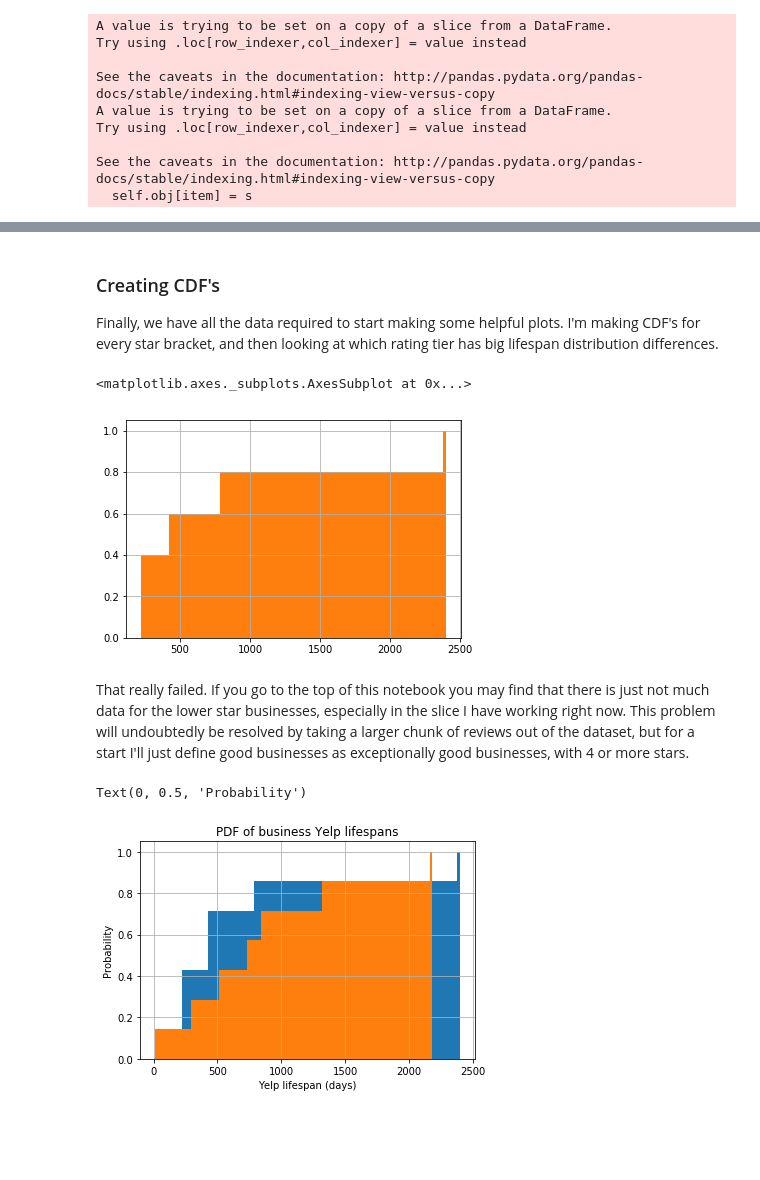
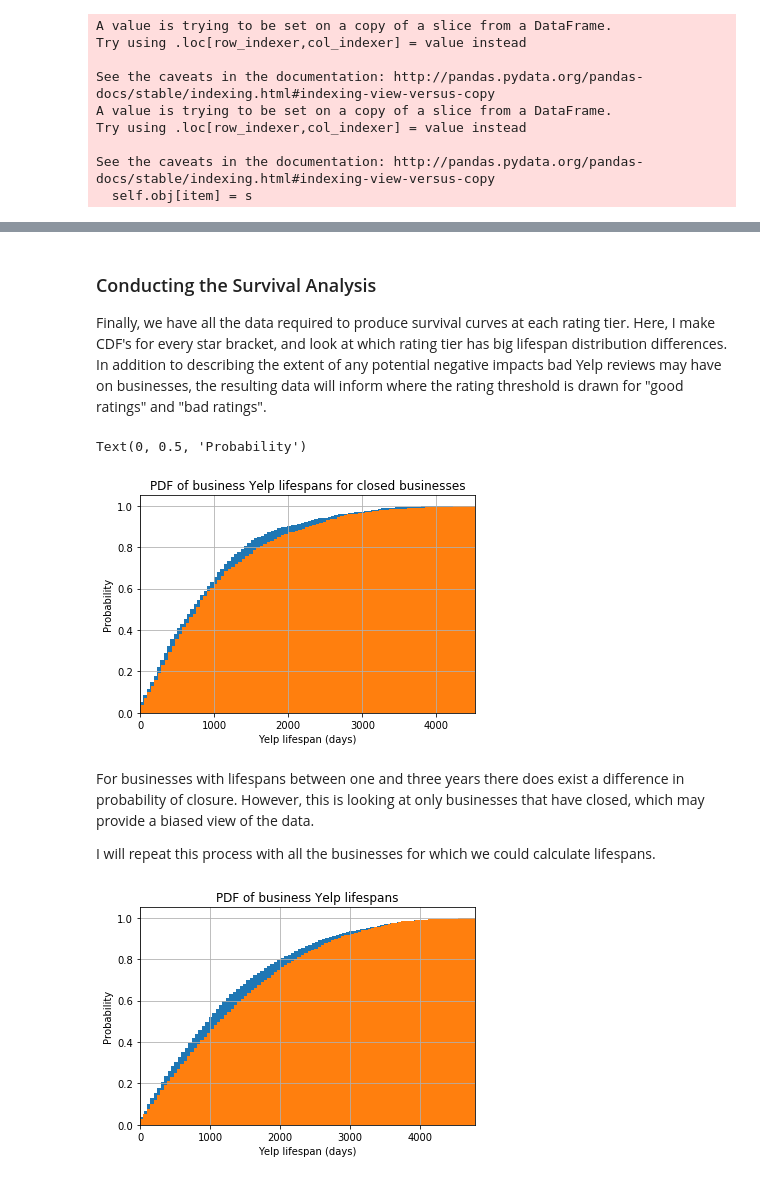
Before and after one commit to gsidsid/ThinkStats2, a Jupyter notebook: project2/project2.ipynb, the cells around one changed output, grey strips where cells are left out. Cells and saved outputs as stored; diff of their text form; code cells hidden in the pictures; blank space fills up the shorter version.

```diff
--- a/project2/project2.ipynb
+++ b/project2/project2.ipynb
@@ -56,6 +59,7 @@ def get_review_datachunk(n):
     review_data[0].head(5)
     return review_data[0]
 
-reviews = get_review_datachunk(1000);
-reviews.head(5)
+reviews = get_review_datachunk(150000);
+reviews.drop(['cool','funny','review_id','text','useful','user_id'],axis=1,inplace=True)
+len(reviews)
 # %% [output]
@@ -143,0 +156,9 @@ plt.title('Distribution of Yelp Ratings');
+# %%
+businesses['categories_top'] = businesses['categories'].apply(lambda x : (str(x).split(',')[0]).lower() )
+#ax = sns.countplot(x="categories_top", data=businesses)
+d = defaultdict(int)
+for word in businesses['categories_top']:
+    d[word] += 1
+
+for key, value in sorted(d.items(), key=lambda item: item[1], reverse=True):
+    print("%s: %s" % (key, value))
@@ -162,6 +211,13 @@ The simplest way to kick off the survival analysis is by finding the CDF, at whi
 # %%
 # To get earliest/latest review dates for lifespan approximation, dates must be converted to datetime objects
 reviews['date_formed'] = reviews['date']
-reviews['date_time'] =  pd.to_datetime(reviews['date_formed'])
-reviews['date_time'].min()
+reviews['date_time'] =  pd.to_datetime(reviews['date_formed'], format="%Y/%m/%d %H:%M:%S", cache=True)
+(reviews['date_time'][0]).to_pydatetime().year
+
+def encode_days(reviews):
+    reviews['enc_days'] = reviews['date_time'].apply(lambda x: x.to_pydatetime().year*365+x.to_pydatetime().day)
+    return reviews
+
+reviews= encode_days(reviews)
+reviews.head()
 # %% [output]
@@ -239,6 +303,6 @@ for i, row in unique_businesses.iterrows():
     bid = row['business_id']
     unique_businesses.at[i,'lifespan'] = get_yelp_lifespan(bid)
 # %%
-unique_businesses_lives = unique_businesses[unique_businesses['lifespan'] != -1]
-unique_businesses_lives.head(5)
+unique_businesses_lives = unique_businesses[(unique_businesses['lifespan'] != 0) & (unique_businesses['lifespan'] != -1)]
+len(unique_businesses_lives)
 # %% [output]
@@ -251,24 +310,29 @@ unique_businesses_lives.head(5)
 # %% [markdown]
-### Creating CDF's
+### Conducting the Survival Analysis
 
-Finally, we have all the data required to start making some helpful plots. I'm making CDF's for every star bracket, and then looking at which rating tier has big lifespan distribution differences.
+Finally, we have all the data required to produce survival curves at each rating tier. Here, I make CDF's for every star bracket, and look at which rating tier has big lifespan distribution differences. In addition to describing the extent of any potential negative impacts bad Yelp reviews may have on businesses, the resulting data will inform where the rating threshold is drawn for "good ratings" and "bad ratings".
 # %%
-unique_businesses_lives[(unique_businesses_lives['stars'] == 5) & (unique_businesses_lives['is_open'] == 0)]['lifespan'].hist(cumulative=True, density=1, bins=100)
-unique_businesses_lives[(unique_businesses_lives['stars'] == 4) & (unique_businesses_lives['is_open'] == 0)]['lifespan'].hist(cumulative=True, density=1, bins=100)
-unique_businesses_lives[(unique_businesses_lives['stars'] == 3) & (unique_businesses_lives['is_open'] == 0)]['lifespan'].hist(cumulative=True, density=1, bins=100)
-unique_businesses_lives[(unique_businesses_lives['stars'] <= 2) & (unique_businesses_lives['is_open'] == 0)]['lifespan'].hist(cumulative=True, density=1, bins=100)
+plt.figure()
+unique_businesses_lives[(unique_businesses_lives['stars'] >= 4) & (unique_businesses_lives['is_open'] == 0)]['lifespan'].hist(cumulative=True, density=1, bins=100)
+unique_businesses_lives[(unique_businesses_lives['stars'] < 4) & (unique_businesses_lives['is_open'] == 0)]['lifespan'].hist(cumulative=True, density=1, bins=100)
+plt.title("PDF of business Yelp lifespans for closed businesses")
+plt.xlim((0,min(unique_businesses_lives[(unique_businesses_lives['stars'] >= 4) & (unique_businesses_lives['is_open'] == 0)]['lifespan'].max(), unique_businesses_lives[(unique_businesses_lives['stars'] < 4) & (unique_businesses_lives['is_open'] == 0)]['lifespan'].max())))
+plt.xlabel("Yelp lifespan (days)")
+plt.ylabel("Probability")
 # %% [output]
-<matplotlib.axes._subplots.AxesSubplot at 0x...>
+Text(0, 0.5, 'Probability')
-[figure, old version]
+[figure, new version]
-# %% [markdown]
-That really failed. If you go to the top of this notebook you may find that there is just not much data for the lower star businesses, especially in the slice I have working right now. This problem will undoubtedly be resolved by taking a larger chunk of reviews out of the dataset, but for a start I'll just define good businesses as exceptionally good businesses, with 4 or more stars.
+# %% [markdown]
+For businesses with lifespans between one and three years there does exist a difference in probability of closure. However, this is looking at only businesses that have closed, which may provide a biased view of the data.
+
+I will repeat this process with all the businesses for which we could calculate lifespans.
 # %%
 plt.figure()
-unique_businesses_lives[(unique_businesses_lives['stars'] >= 4) & (unique_businesses_lives['is_open'] == 0)]['lifespan'].hist(cumulative=True, density=1, bins=100)
-unique_businesses_lives[(unique_businesses_lives['stars'] < 4) & (unique_businesses_lives['is_open'] == 0)]['lifespan'].hist(cumulative=True, density=1, bins=100)
+unique_businesses_lives[(unique_businesses_lives['stars'] >= 4)]['lifespan'].hist(cumulative=True, density=1, bins=100)
+unique_businesses_lives[(unique_businesses_lives['stars'] < 4)]['lifespan'].hist(cumulative=True, density=1, bins=100)
 plt.title("PDF of business Yelp lifespans")
-plt.xlabel("Yelp lifespan (days)")
-plt.ylabel("Probability")
+plt.xlim((0,min(unique_businesses_lives[(unique_businesses_lives['stars'] >= 4)]['lifespan'].max(), unique_businesses_lives[unique_businesses_lives['stars'] < 4]['lifespan'].max())))
+plt.xlabel("Yelp lifespan (days)");
+plt.ylabel("Probability");
 # %% [output]
-Text(0, 0.5, 'Probability')
-[figure, old version]
+[figure, new version]
```
Also changed, not shown: parts of 44 cells of this notebook.
